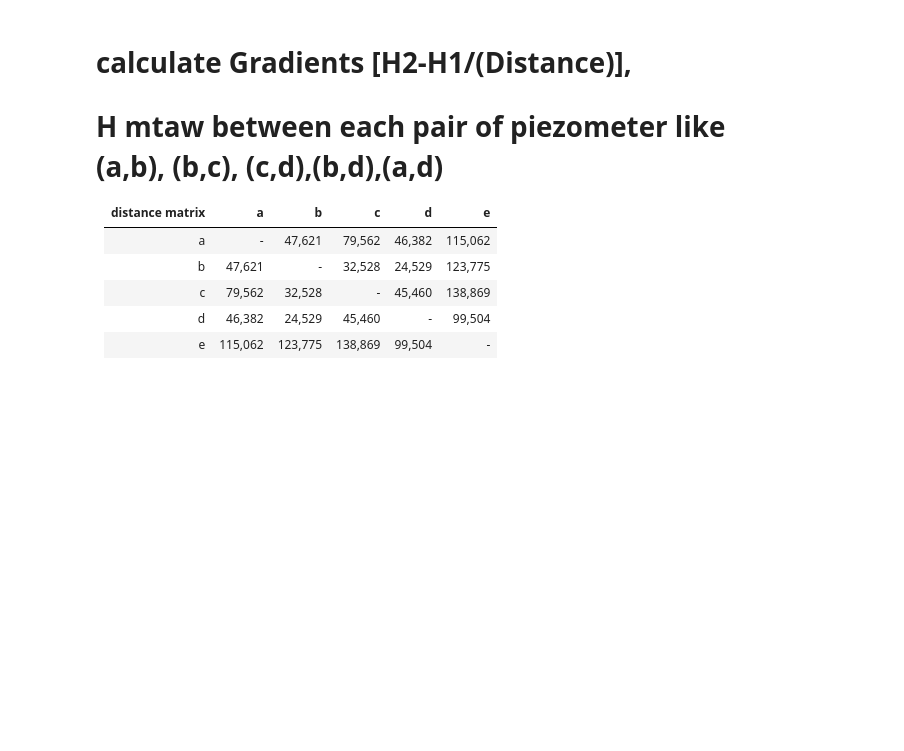
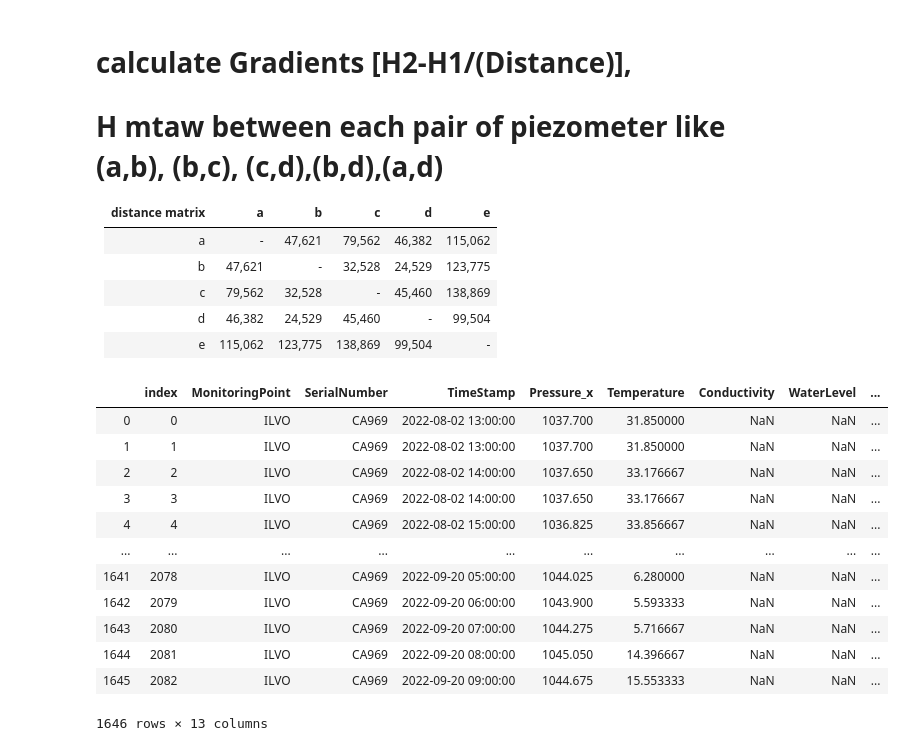
Before and after one commit to braspenninga/Jupyter-scripts, a Jupyter notebook: piezometer_ILVO_AdaptedVersion.ipynb, the cells around one changed output. Drawn from its saved outputs; the diff is of its cells as text; code cells hidden in the pictures; blank space fills up the shorter version.

```diff
--- a/piezometer_ILVO_AdaptedVersion.ipynb
+++ b/piezometer_ILVO_AdaptedVersion.ipynb
@@ -292,12 +292,12 @@ for f,i in enumerate(wellinfo['SerialNumber']):
         # calculate GWL manually in Excel
         dataall["GWL"]=PiezoD["GWL"]
     else:
-        dataall["GWL"]=wellinfo['RL'][f]-wellinfo['top_well_cm'][f]-dataall["WL"]
+        dataall["GWL"]=-wellinfo['RL'][f]+wellinfo['top_well_cm'][f]+dataall["WL"]
     if wellinfo['SerialNumber'][f]=='CA186':
         ax.plot(dataall.TimeStamp[840:],(dataall["GWL"][840:]/100),colors[i])
     else:
         ax.plot(dataall.TimeStamp,(dataall["GWL"]/100),colors[i])
-    ax.set_ylim([-20.5,-18])
+    ax.set_ylim([18,21])
     alldata[i]=dataall
 
 
@@ -348,3 +348,19 @@ FigureCanvasNbAgg()
 |   c  |   79,562   |       32,528         |            -                  |        45,460    |     138,869   |
 |   d   |   46,382   |         24,529        |              45,460                |      -      |   99,504   |
 |   e  |  115,062  |         123,775        |                138,869               |      99,504     |   -    |
+# %%
+dataall
+# %% [output]
+|  | index | MonitoringPoint | SerialNumber | TimeStamp | Pressure_x | Temperature | Conductivity | WaterLevel | ... |
+| 0 | 0 | ILVO | CA969 | 2022-08-02 13:00:00 | 1037.700 | 31.850000 | NaN | NaN | ... |
+| 1 | 1 | ILVO | CA969 | 2022-08-02 13:00:00 | 1037.700 | 31.850000 | NaN | NaN | ... |
+| 2 | 2 | ILVO | CA969 | 2022-08-02 14:00:00 | 1037.650 | 33.176667 | NaN | NaN | ... |
+| 3 | 3 | ILVO | CA969 | 2022-08-02 14:00:00 | 1037.650 | 33.176667 | NaN | NaN | ... |
+| 4 | 4 | ILVO | CA969 | 2022-08-02 15:00:00 | 1036.825 | 33.856667 | NaN | NaN | ... |
+| ... | ... | ... | ... | ... | ... | ... | ... | ... | ... |
+| 1641 | 2078 | ILVO | CA969 | 2022-09-20 05:00:00 | 1044.025 | 6.280000 | NaN | NaN | ... |
+| 1642 | 2079 | ILVO | CA969 | 2022-09-20 06:00:00 | 1043.900 | 5.593333 | NaN | NaN | ... |
+| 1643 | 2080 | ILVO | CA969 | 2022-09-20 07:00:00 | 1044.275 | 5.716667 | NaN | NaN | ... |
+| 1644 | 2081 | ILVO | CA969 | 2022-09-20 08:00:00 | 1045.050 | 14.396667 | NaN | NaN | ... |
+| 1645 | 2082 | ILVO | CA969 | 2022-09-20 09:00:00 | 1044.675 | 15.553333 | NaN | NaN | ... |
+1646 rows × 13 columns
```
Also changed, not shown: parts of 2 cells of this notebook, 5 other files.
